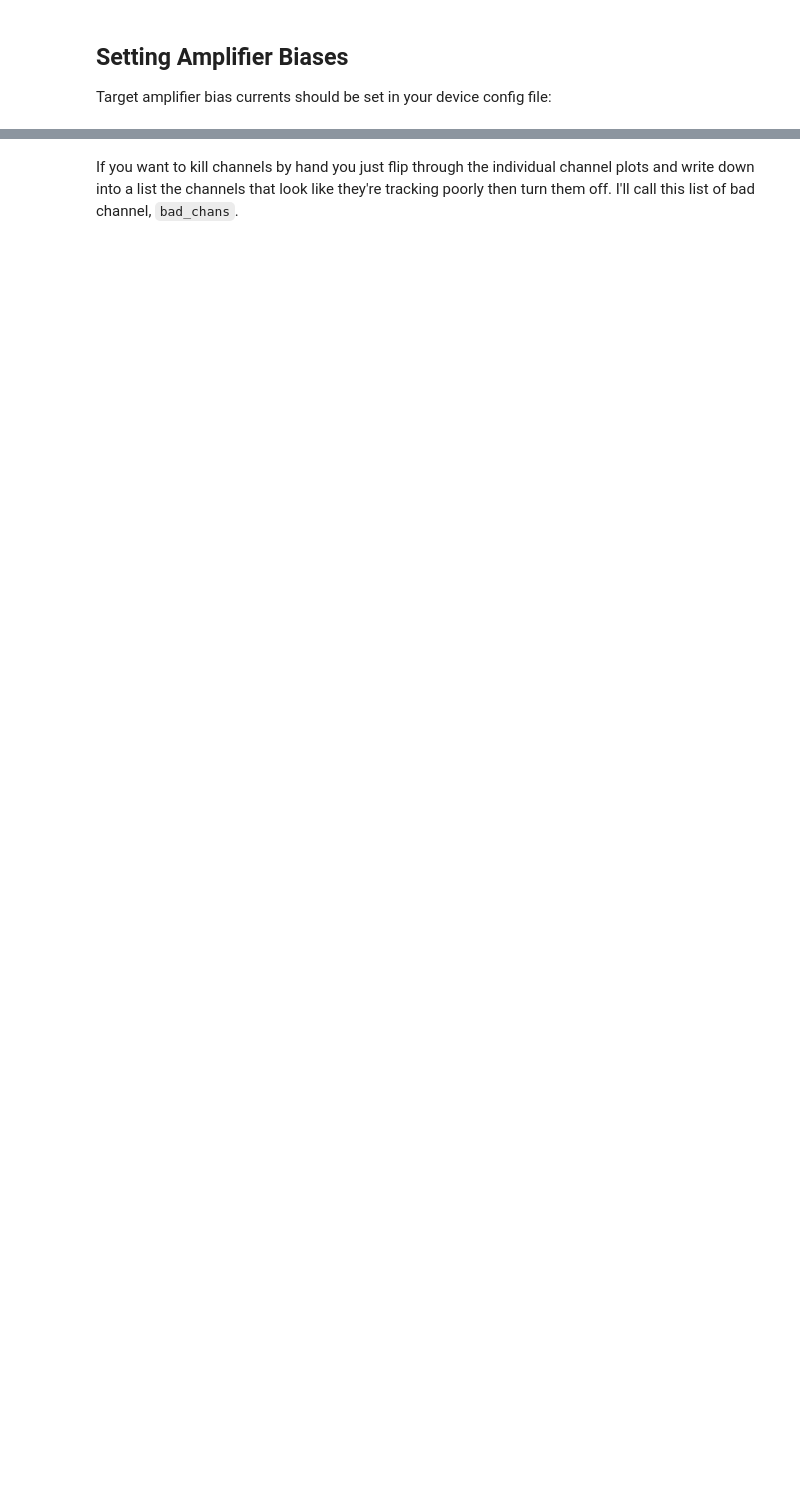
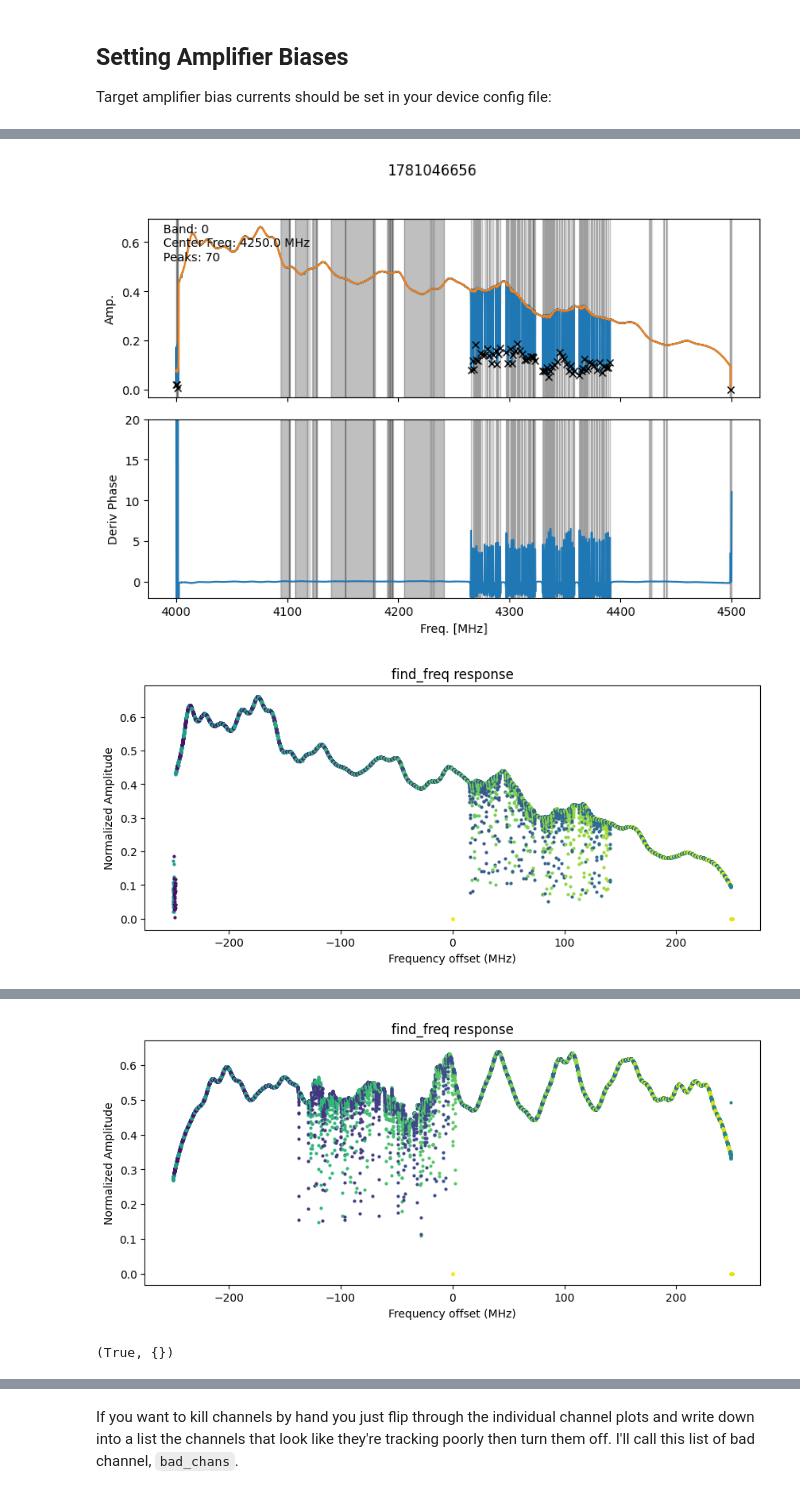
Before and after one commit to simonsobs/smurf_tutorials, a Jupyter notebook: 2_Tuning.ipynb, the cells around one changed output, grey strips where cells are left out. Saved outputs shown, nothing was run; the diff lists cells and outputs as text; code cells hidden in the pictures; blank space fills up the shorter version.

```diff
--- a/2_Tuning.ipynb
+++ b/2_Tuning.ipynb
@@ -417,0 +146,2 @@ S.check_lock(band)
+# %%
+bands = [0, 3]  # only resonators on bands 0 and 3 in this case
@@ -417,0 +170,5 @@ S.check_lock(band)
+# %%
+uxm_setup.setup_tune(S, cfg, bands, show_plots=True, update_cfg=True)
+# %% [output]
+[figure, added]
+[figure, added]
@@ -417,0 +176,2 @@ S.check_lock(band)
+[figure, added]
+(True, {})
```
Also changed, not shown: parts of 93 cells of this notebook, 7 other files.
